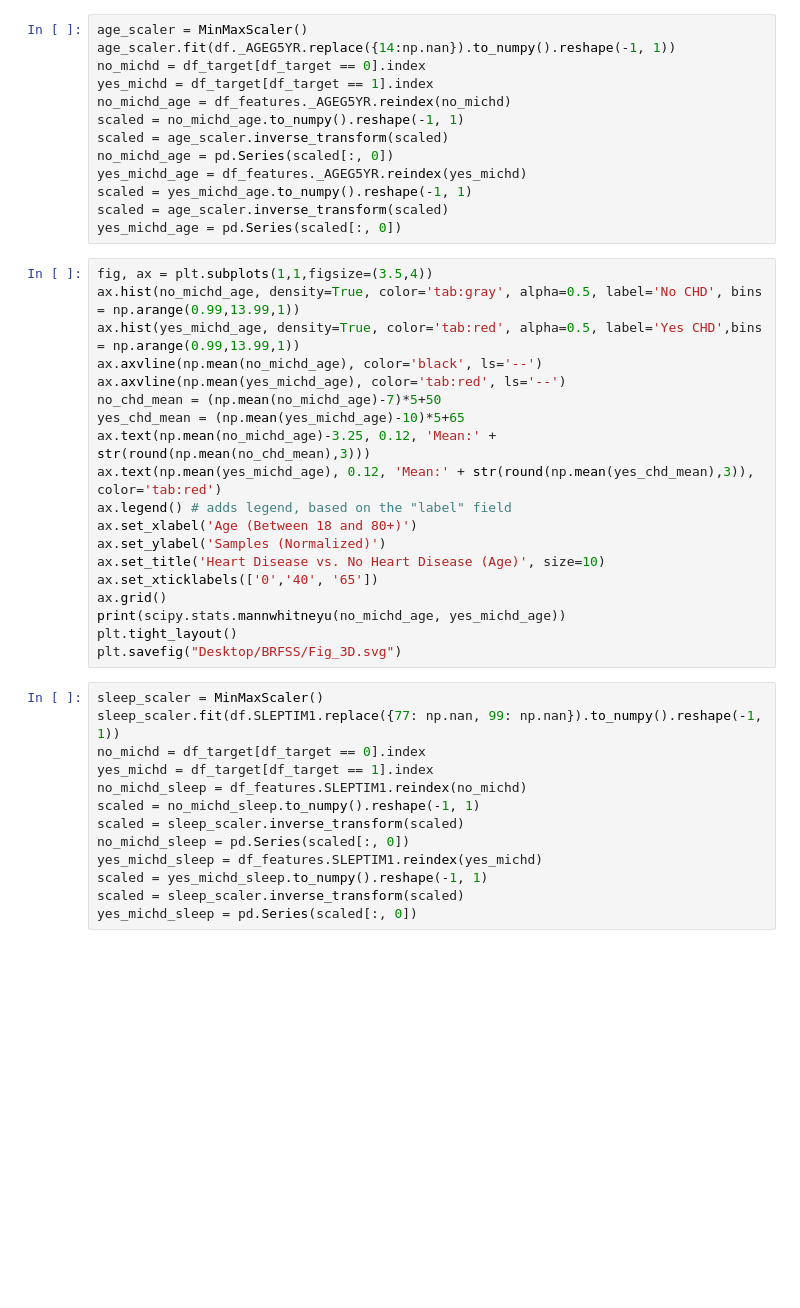
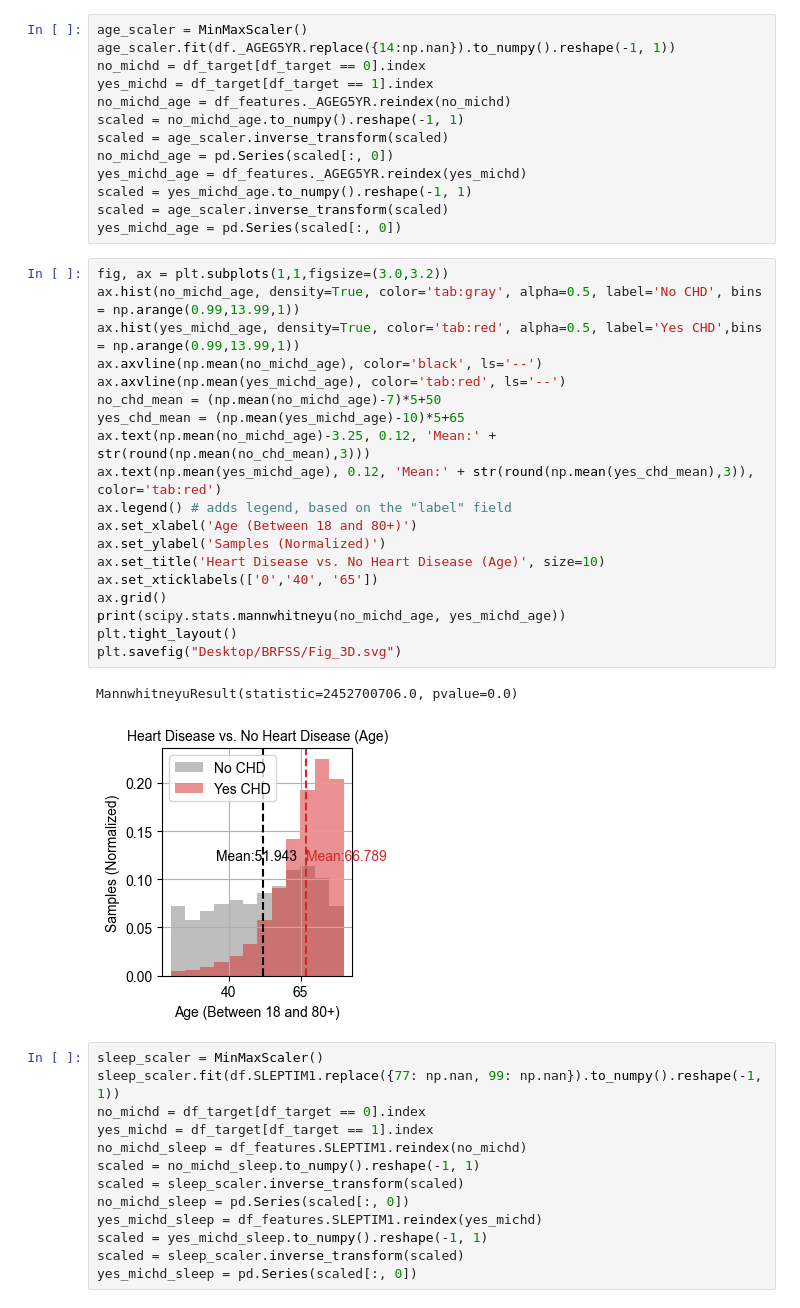
Before and after one commit to aidenc08/Diagnosing-CHD-With-Survey-Questions, a Jupyter notebook: BRFSS Final.ipynb, the cells around one changed output. Cells and saved outputs as stored; diff of their text form; blank space fills up the shorter version.

```diff
--- a/BRFSS Final.ipynb
+++ b/BRFSS Final.ipynb
@@ -1038,24 +1239,27 @@ scaled = yes_michd_age.to_numpy().reshape(-1, 1)
 scaled = age_scaler.inverse_transform(scaled)
 yes_michd_age = pd.Series(scaled[:, 0])
 # %%
-fig, ax = plt.subplots(1,1,figsize=(3.5,4))
+fig, ax = plt.subplots(1,1,figsize=(3.0,3.2))
 ax.hist(no_michd_age, density=True, color='tab:gray', alpha=0.5, label='No CHD', bins = np.arange(0.99,13.99,1))
 ax.hist(yes_michd_age, density=True, color='tab:red', alpha=0.5, label='Yes CHD',bins = np.arange(0.99,13.99,1))
 ax.axvline(np.mean(no_michd_age), color='black', ls='--')
 ax.axvline(np.mean(yes_michd_age), color='tab:red', ls='--')
 no_chd_mean = (np.mean(no_michd_age)-7)*5+50
 yes_chd_mean = (np.mean(yes_michd_age)-10)*5+65
 ax.text(np.mean(no_michd_age)-3.25, 0.12, 'Mean:' + str(round(np.mean(no_chd_mean),3)))
 ax.text(np.mean(yes_michd_age), 0.12, 'Mean:' + str(round(np.mean(yes_chd_mean),3)), color='tab:red')
 ax.legend() # adds legend, based on the "label" field
 ax.set_xlabel('Age (Between 18 and 80+)')
 ax.set_ylabel('Samples (Normalized)')
 ax.set_title('Heart Disease vs. No Heart Disease (Age)', size=10)
 ax.set_xticklabels(['0','40', '65'])
 ax.grid()
 print(scipy.stats.mannwhitneyu(no_michd_age, yes_michd_age))
 plt.tight_layout()
 plt.savefig("Desktop/BRFSS/Fig_3D.svg")
+# %% [output]
+MannwhitneyuResult(statistic=2452700706.0, pvalue=0.0)
+[figure, added]
 # %%
 sleep_scaler = MinMaxScaler()
 sleep_scaler.fit(df.SLEPTIM1.replace({77: np.nan, 99: np.nan}).to_numpy().reshape(-1, 1))
```
Also changed, not shown: parts of 36 cells of this notebook.
